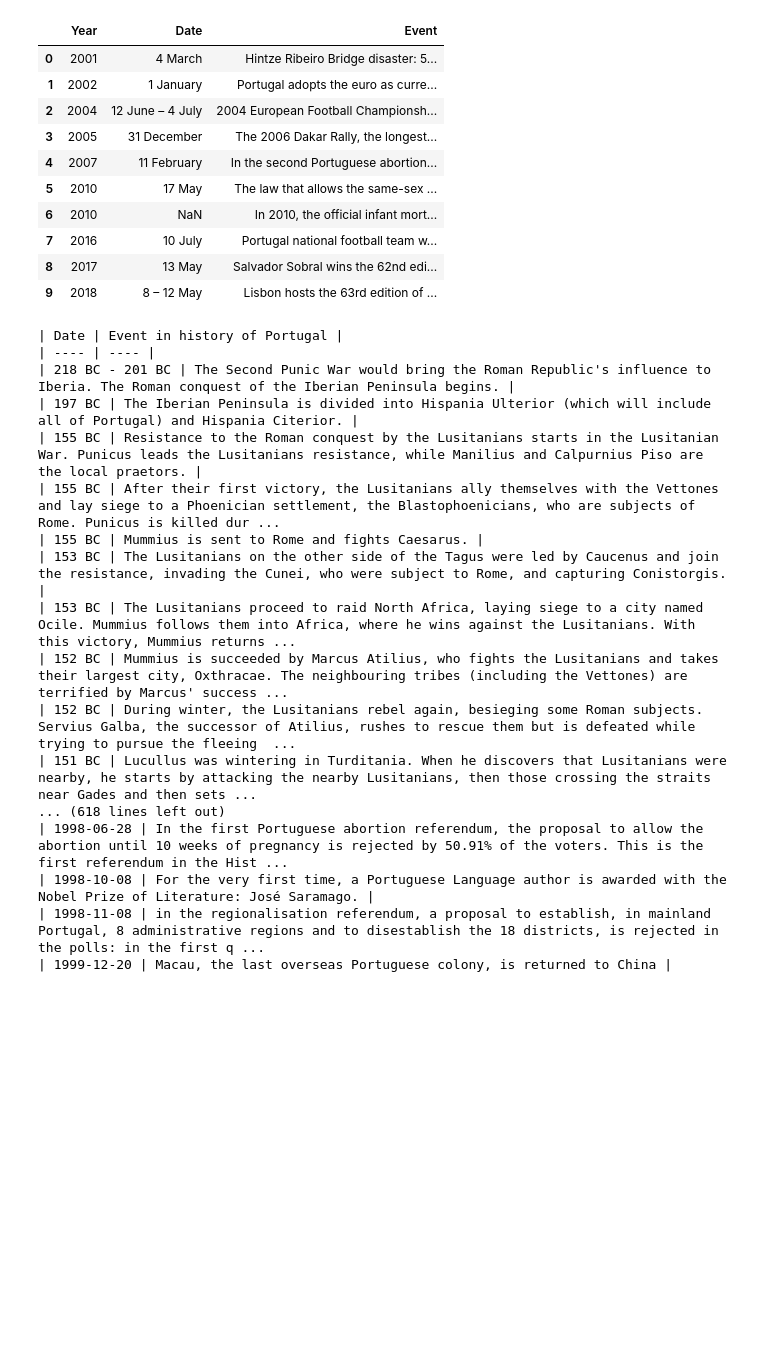
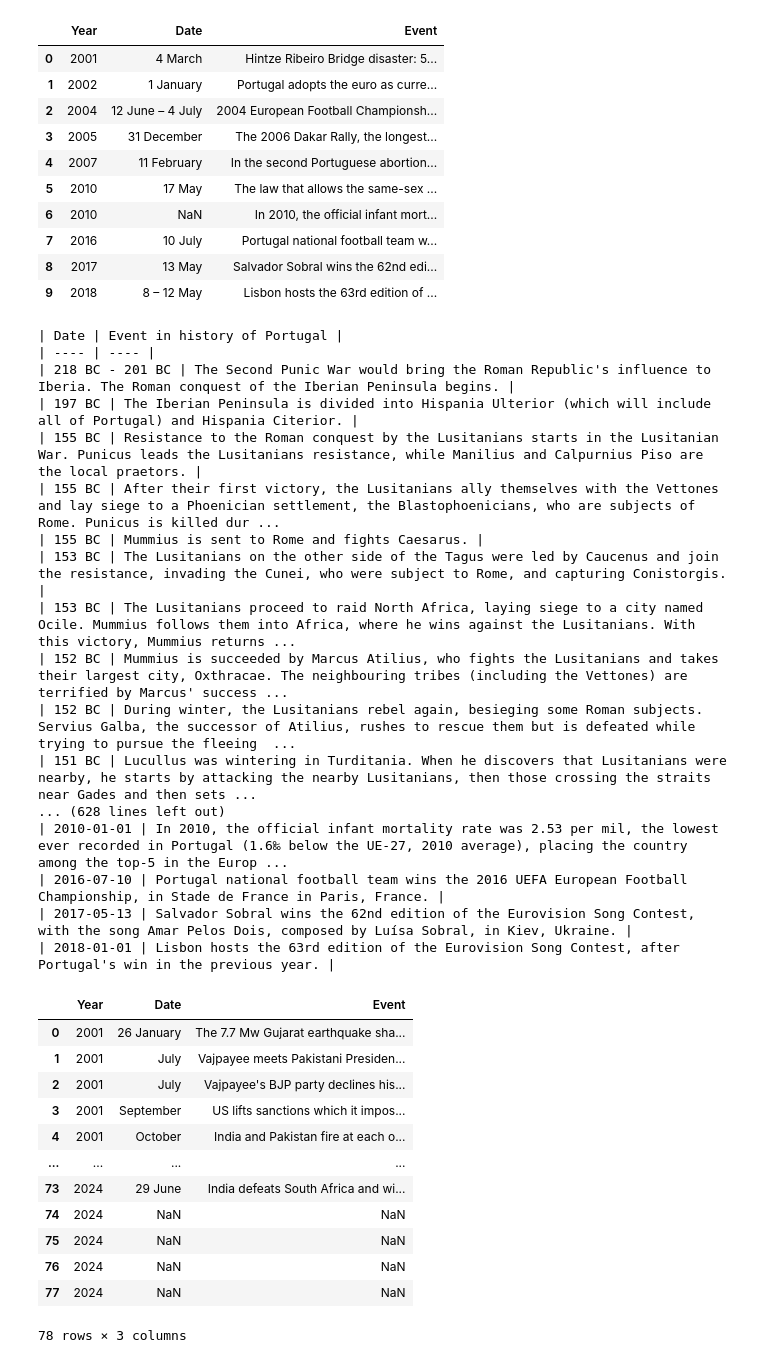
Before and after one commit to domschl/EbookTools, a Jupyter notebook: wiki_exporter_hist.ipynb, the cells around one changed output. Drawn from its saved outputs; the diff is of its cells as text; code cells hidden in the pictures; blank space fills up the shorter version.

```diff
--- a/wiki_exporter_hist.ipynb
+++ b/wiki_exporter_hist.ipynb
@@ -680,7 +680,7 @@ tables[19]
 # %%
 print("| Date | Event in history of Portugal |")
 print("| ---- | ---- |")
-for index in range(0,1):
+for index in range(0,20):
     for i, row in enumerate(tables[index].iterrows()):
         year = row[1].iloc[0]
         if pd.isna(year) or year == "nan":
@@ -718,8 +718,27 @@ for index in range(0,1):
 | 152 BC | Mummius is succeeded by Marcus Atilius, who fights the Lusitanians and takes their largest city, Oxthracae. The neighbouring tribes (including the Vettones) are terrified by Marcus' success ...
 | 152 BC | During winter, the Lusitanians rebel again, besieging some Roman subjects. Servius Galba, the successor of Atilius, rushes to rescue them but is defeated while trying to pursue the fleeing  ...
 | 151 BC | Lucullus was wintering in Turditania. When he discovers that Lusitanians were nearby, he starts by attacking the nearby Lusitanians, then those crossing the straits near Gades and then sets ...
-... (618 lines left out)
-| 1998-06-28 | In the first Portuguese abortion referendum, the proposal to allow the abortion until 10 weeks of pregnancy is rejected by 50.91% of the voters. This is the first referendum in the Hist ...
-| 1998-10-08 | For the very first time, a Portuguese Language author is awarded with the Nobel Prize of Literature: José Saramago. |
-| 1998-11-08 | in the regionalisation referendum, a proposal to establish, in mainland Portugal, 8 administrative regions and to disestablish the 18 districts, is rejected in the polls: in the first q ...
-| 1999-12-20 | Macau, the last overseas Portuguese colony, is returned to China |
+... (628 lines left out)
+| 2010-01-01 | In 2010, the official infant mortality rate was 2.53 per mil, the lowest ever recorded in Portugal (1.6‰ below the UE-27, 2010 average), placing the country among the top-5 in the Europ ...
+| 2016-07-10 | Portugal national football team wins the 2016 UEFA European Football Championship, in Stade de France in Paris, France. |
+| 2017-05-13 | Salvador Sobral wins the 62nd edition of the Eurovision Song Contest, with the song Amar Pelos Dois, composed by Luísa Sobral, in Kiev, Ukraine. |
+| 2018-01-01 | Lisbon hosts the 63rd edition of the Eurovision Song Contest, after Portugal's win in the previous year. |
+# %%
+url = "https://en.wikipedia.org/wiki/Timeline_of_Indian_history"
+tables = pd.read_html(url)
+# %%
+tables[44]
+# %% [output]
+|  | Year | Date | Event |
+| 0 | 2001 | 26 January | The 7.7 Mw Gujarat earthquake sha... |
+| 1 | 2001 | July | Vajpayee meets Pakistani Presiden... |
+| 2 | 2001 | July | Vajpayee's BJP party declines his... |
+| 3 | 2001 | September | US lifts sanctions which it impos... |
+| 4 | 2001 | October | India and Pakistan fire at each o... |
+| ... | ... | ... | ... |
+| 73 | 2024 | 29 June | India defeats South Africa and wi... |
+| 74 | 2024 | NaN | NaN |
+| 75 | 2024 | NaN | NaN |
+| 76 | 2024 | NaN | NaN |
+| 77 | 2024 | NaN | NaN |
+78 rows × 3 columns
```
Also changed, not shown: parts of 1 cell of this notebook.
